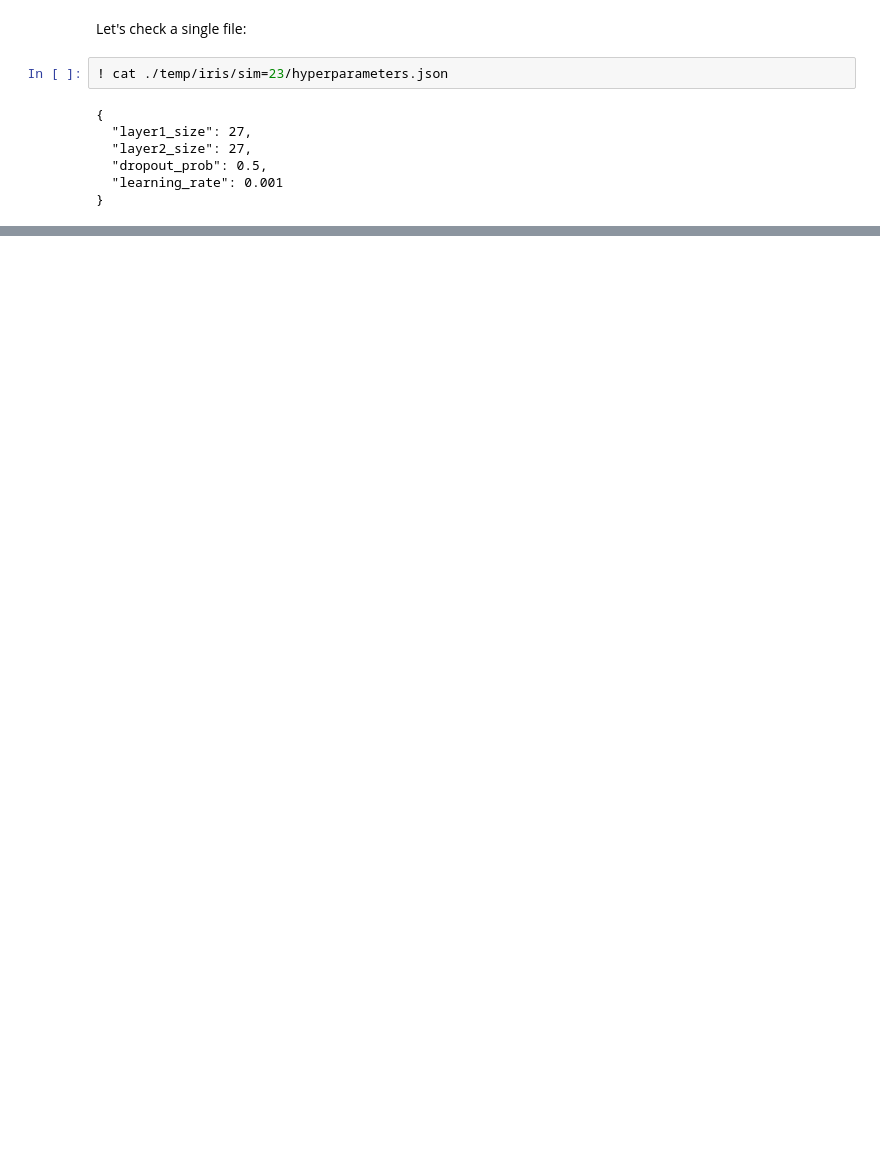
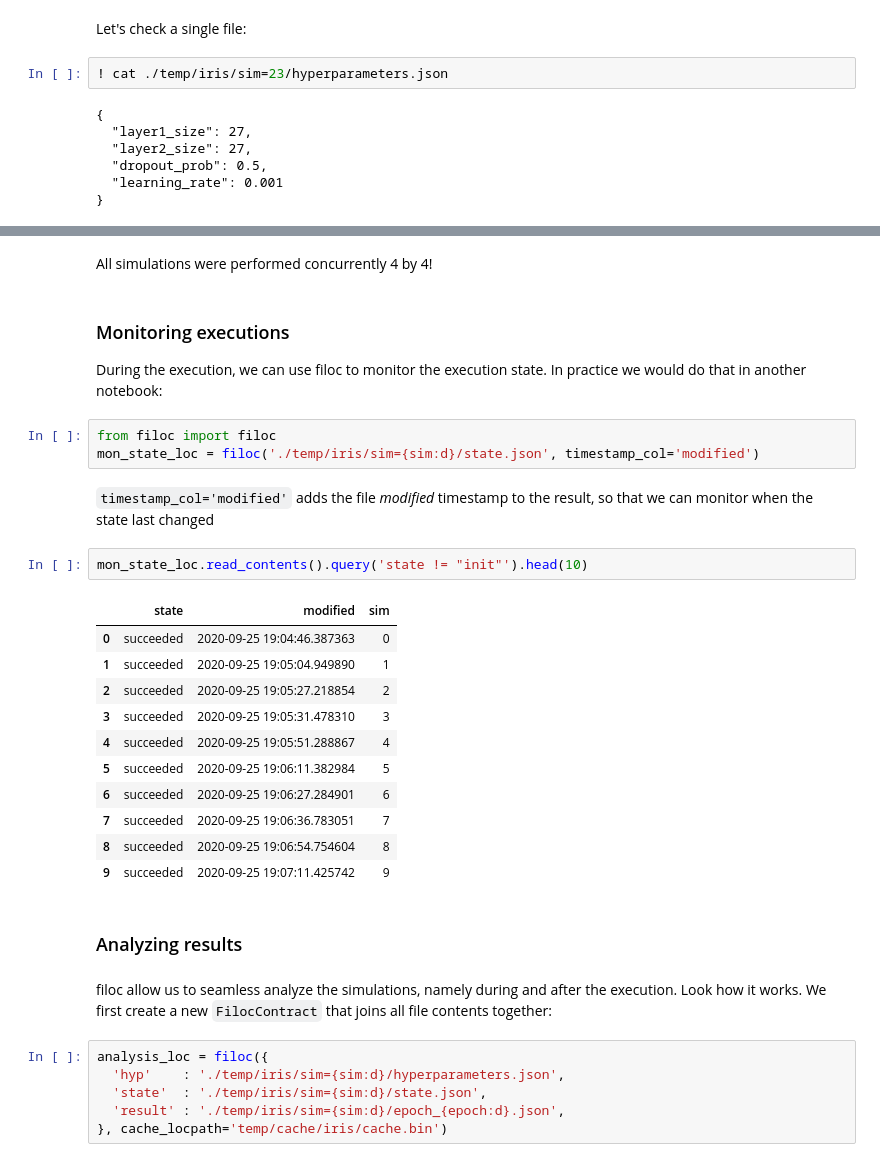
Before and after one commit to jeromerg/filoc, a Jupyter notebook: example_ml.ipynb, the cells around one changed output, grey strips where cells are left out. Saved outputs shown, nothing was run; the diff lists cells and outputs as text; blank space fills up the shorter version.

```diff
--- a/example_ml.ipynb
+++ b/example_ml.ipynb
@@ -353,0 +407,36 @@ TODO
+# %% [markdown]
+All simulations were performed concurrently 4 by 4!
+# %% [markdown]
+### Monitoring executions
+
+During the execution, we can use <span class="filoc">filoc</span> to monitor the execution state. In practice we would do that in another notebook:
+# %%
+from filoc import filoc
+mon_state_loc = filoc('./temp/iris/sim={sim:d}/state.json', timestamp_col='modified')
+# %% [markdown]
+<span class="highlight">`timestamp_col='modified'` adds the file *modified* timestamp to the result, so that we can monitor when the state last changed
+# %%
+mon_state_loc.read_contents().query('state != "init"').head(10)
+# %% [output]
+|  | state | modified | sim |
+| 0 | succeeded | 2020-09-25 19:04:46.387363 | 0 |
+| 1 | succeeded | 2020-09-25 19:05:04.949890 | 1 |
+| 2 | succeeded | 2020-09-25 19:05:27.218854 | 2 |
+| 3 | succeeded | 2020-09-25 19:05:31.478310 | 3 |
+| 4 | succeeded | 2020-09-25 19:05:51.288867 | 4 |
+| 5 | succeeded | 2020-09-25 19:06:11.382984 | 5 |
+| 6 | succeeded | 2020-09-25 19:06:27.284901 | 6 |
+| 7 | succeeded | 2020-09-25 19:06:36.783051 | 7 |
+| 8 | succeeded | 2020-09-25 19:06:54.754604 | 8 |
+| 9 | succeeded | 2020-09-25 19:07:11.425742 | 9 |
+# %% [markdown]
+### Analyzing results
+# %% [markdown]
+<span class="filoc">filoc</span> allow us to seamless analyze the simulations, namely during and after the execution. Look how it works.
+We first create a new `FilocContract` that joins all file contents together:
+# %%
+analysis_loc = filoc({
+  'hyp'    : './temp/iris/sim={sim:d}/hyperparameters.json',
+  'state'  : './temp/iris/sim={sim:d}/state.json',
+  'result' : './temp/iris/sim={sim:d}/epoch_{epoch:d}.json',
+}, cache_locpath='temp/cache/iris/cache.bin')
```
Also changed, not shown: parts of 45 cells of this notebook, 8 other files.
